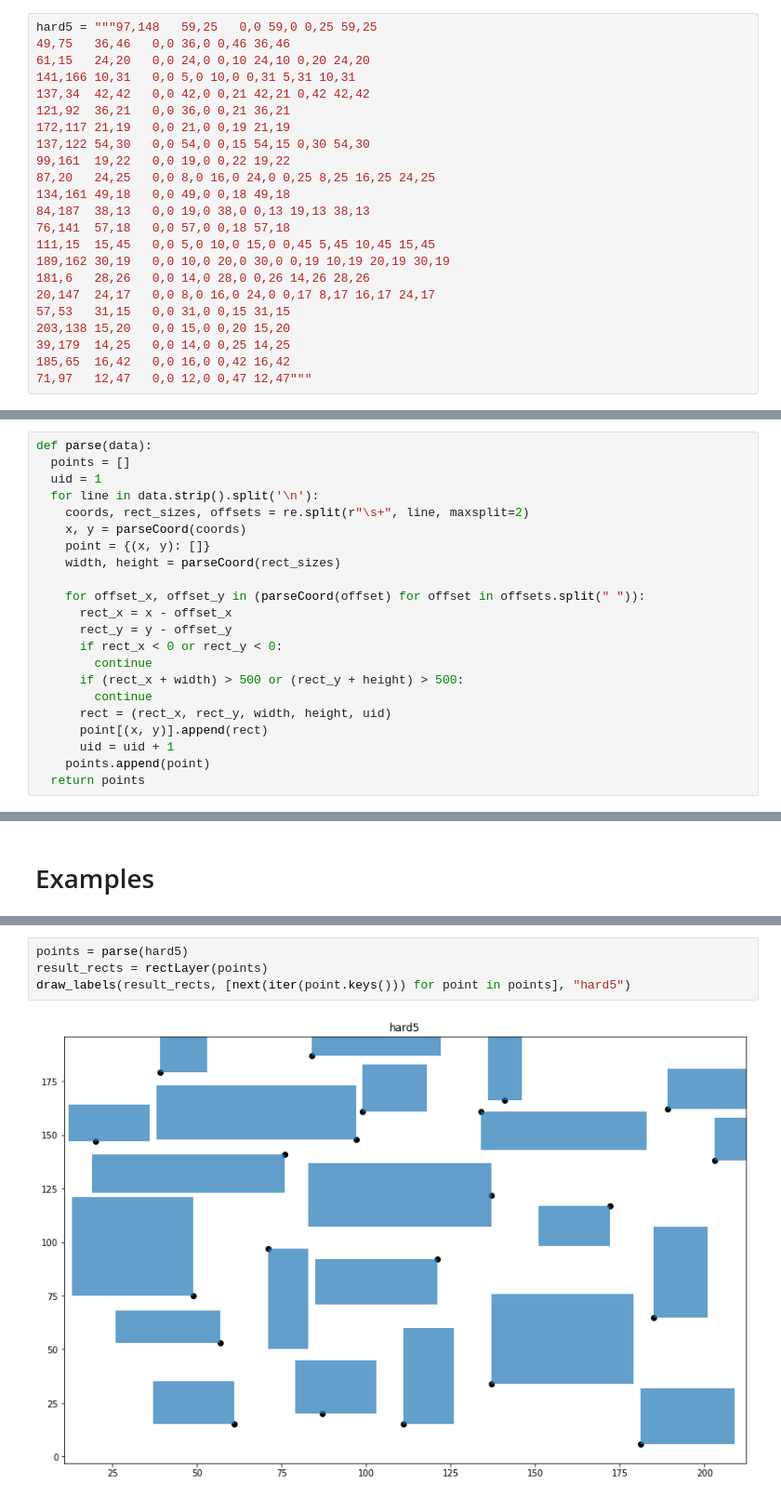
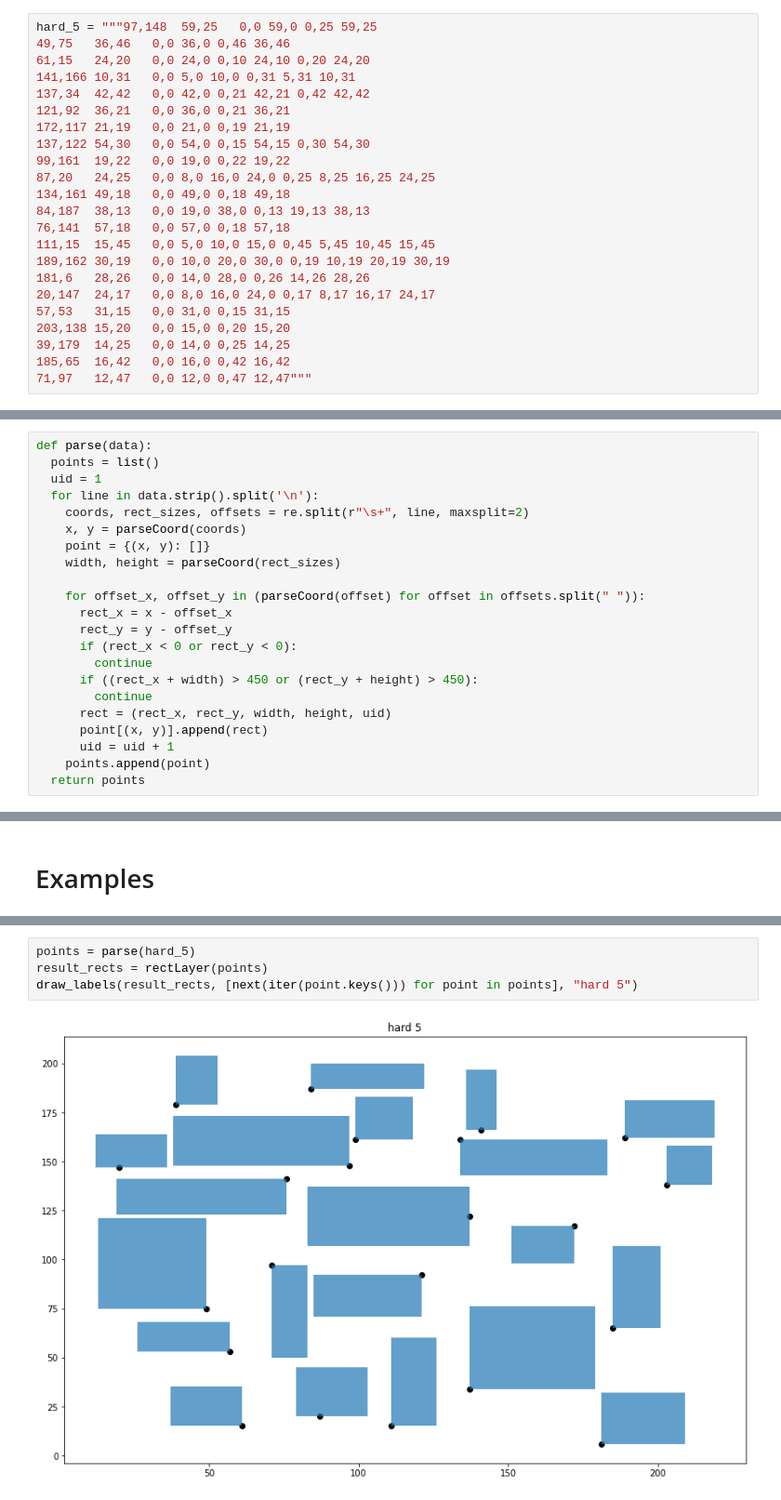
Before and after one commit to Demetrius98/VisualisationMIPT, a Jupyter notebook: Task3.ipynb, the cells around one changed output, grey strips where cells are left out. Shown at 93% size. Saved outputs shown, nothing was run; the diff lists cells and outputs as text.

```diff
--- a/Task3.ipynb
+++ b/Task3.ipynb
@@ -156,7 +150,7 @@ hard4 = """58,167	41,14	0,0 41,0 0,14 41,14
 121,28	12,10	0,0 12,0 0,5 12,5 0,10 12,10
 144,21	30,13	0,0 15,0 30,0 0,13 15,13 30,13"""
 # %%
-hard5 = """97,148	59,25	0,0 59,0 0,25 59,25
+hard_5 = """97,148	59,25	0,0 59,0 0,25 59,25
 49,75	36,46	0,0 36,0 0,46 36,46
 61,15	24,20	0,0 24,0 0,10 24,10 0,20 24,20
 141,166	10,31	0,0 5,0 10,0 0,31 5,31 10,31
@@ -184,7 +178,7 @@ hard5 = """97,148	59,25	0,0 59,0 0,25 59,25
 Reading data
 # %%
 def parse(data):
-  points = []
+  points = list()
   uid = 1
   for line in data.strip().split('\n'):
     coords, rect_sizes, offsets = re.split(r"\s+", line, maxsplit=2)
@@ -195,9 +189,9 @@ def parse(data):
     for offset_x, offset_y in (parseCoord(offset) for offset in offsets.split(" ")):
       rect_x = x - offset_x
       rect_y = y - offset_y
-      if rect_x < 0 or rect_y < 0:
+      if (rect_x < 0 or rect_y < 0):
         continue
-      if (rect_x + width) > 500 or (rect_y + height) > 500:
+      if ((rect_x + width) > 450 or (rect_y + height) > 450):
         continue
       rect = (rect_x, rect_y, width, height, uid)
       point[(x, y)].append(rect)
@@ -315,6 +309,6 @@ draw_labels(result_rects, [next(iter(point.keys())) for point in points], "hard4
 # %%
-points = parse(hard5)
+points = parse(hard_5)
 result_rects = rectLayer(points)
-draw_labels(result_rects, [next(iter(point.keys())) for point in points], "hard5")
+draw_labels(result_rects, [next(iter(point.keys())) for point in points], "hard 5")
 # %% [output]
-[figure, old version]
+[figure, new version]
```
Also changed, not shown: parts of 13 cells of this notebook.
